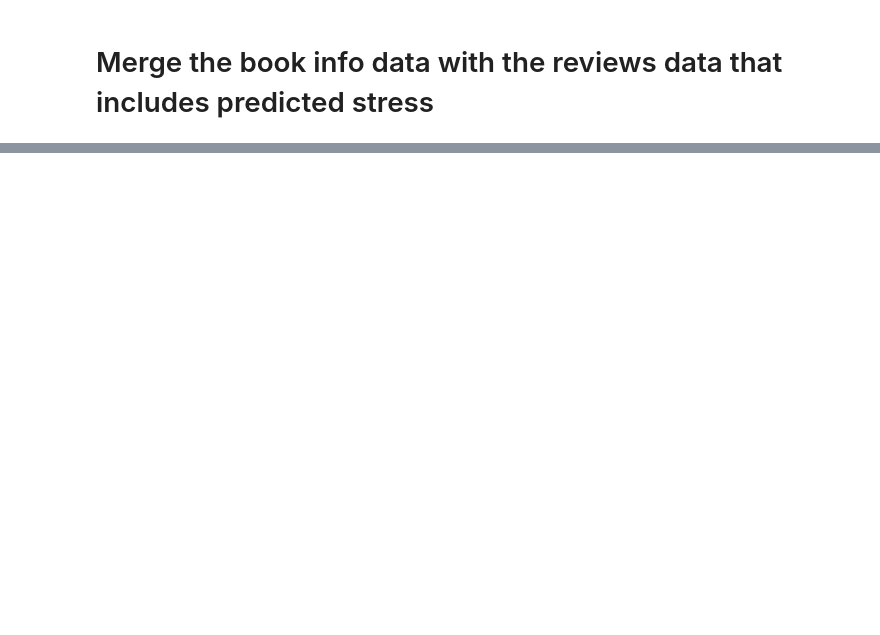
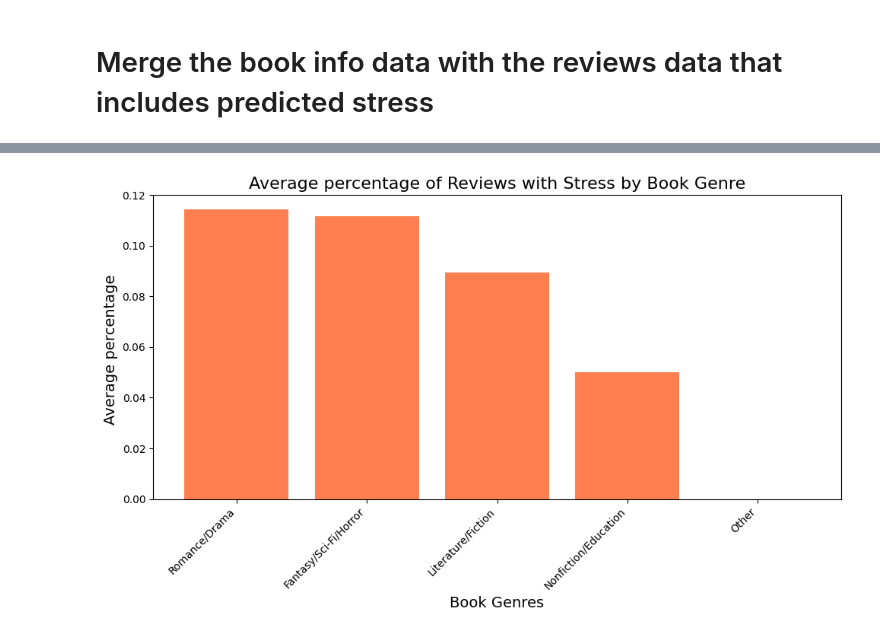
Before and after one commit to txiao9331/EmoLit, a Jupyter notebook: EDA&Tableau/EDA.ipynb, the cells around one changed output, grey strips where cells are left out. Saved outputs shown, nothing was run; the diff lists cells and outputs as text; code cells hidden in the pictures; blank space fills up the shorter version.

```diff
--- a/EDA&Tableau/EDA.ipynb
+++ b/EDA&Tableau/EDA.ipynb
@@ -128,0 +172,18 @@ KeyError: 'genre'
+# %%
+import matplotlib.pyplot as plt
+
+genres = main_genre_stress_analysis.index
+mean_stress = main_genre_stress_analysis.values
+
+plt.figure(figsize=(10, 6))
+plt.bar(genres, mean_stress, color='coral')
+plt.xlabel('Book Genres', fontsize=14)
+plt.ylabel('Average percentage ', fontsize=14)
+plt.title('Average percentage of Reviews with Stress by Book Genre', fontsize=16)
+plt.xticks(rotation=45, ha='right')
+plt.tight_layout()
+
+plt.savefig('../img/stress&genre.png')
+plt.show()
+# %% [output]
+[figure, added]
```
Also changed, not shown: parts of 13 cells of this notebook, 12 other files.
